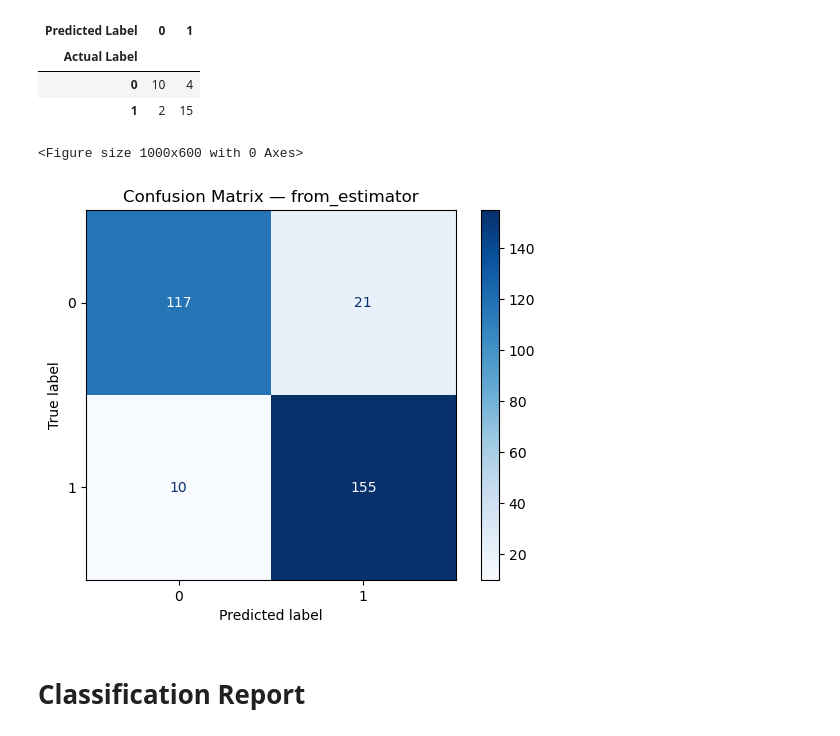
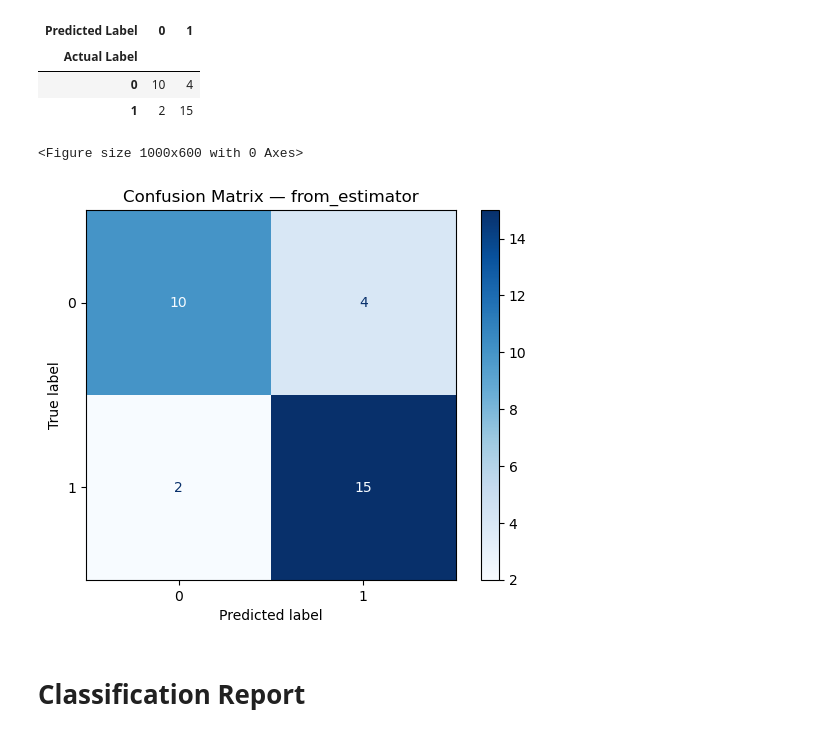
Before and after one commit to axellee1994/Heart_Disease_Classification, a Jupyter notebook: end-to-end-heart-disease-classification.ipynb, the cells around one changed output. Drawn from its saved outputs; the diff is of its cells as text; code cells hidden in the pictures.

```diff
--- a/end-to-end-heart-disease-classification.ipynb
+++ b/end-to-end-heart-disease-classification.ipynb
@@ -774,17 +775,17 @@ pd.crosstab(y_test, y_preds, rownames=["Actual Label"], colnames=["Predicted Lab
 # %%
 def Confusion_Matrix_Display(y_test, y_preds):
     plt.figure(figsize=(10,6))
-    ConfusionMatrixDisplay.from_estimator(clf, X, y,
+    ConfusionMatrixDisplay.from_estimator(clf, X_test, y_test,
                                           display_labels=[0,1],
                                           cmap="Blues",
                                           normalize=None)
     plt.title("Confusion Matrix — from_estimator")
     plt.show()
 
 Confusion_Matrix_Display(y_test, y_preds)
 # %% [output]
 <Figure size 1000x600 with 0 Axes>
-[figure, old version]
+[figure, new version]
 # %% [markdown]
 # Classification Report
 # %% [markdown]
```
Also changed, not shown: parts of 10 cells of this notebook.
